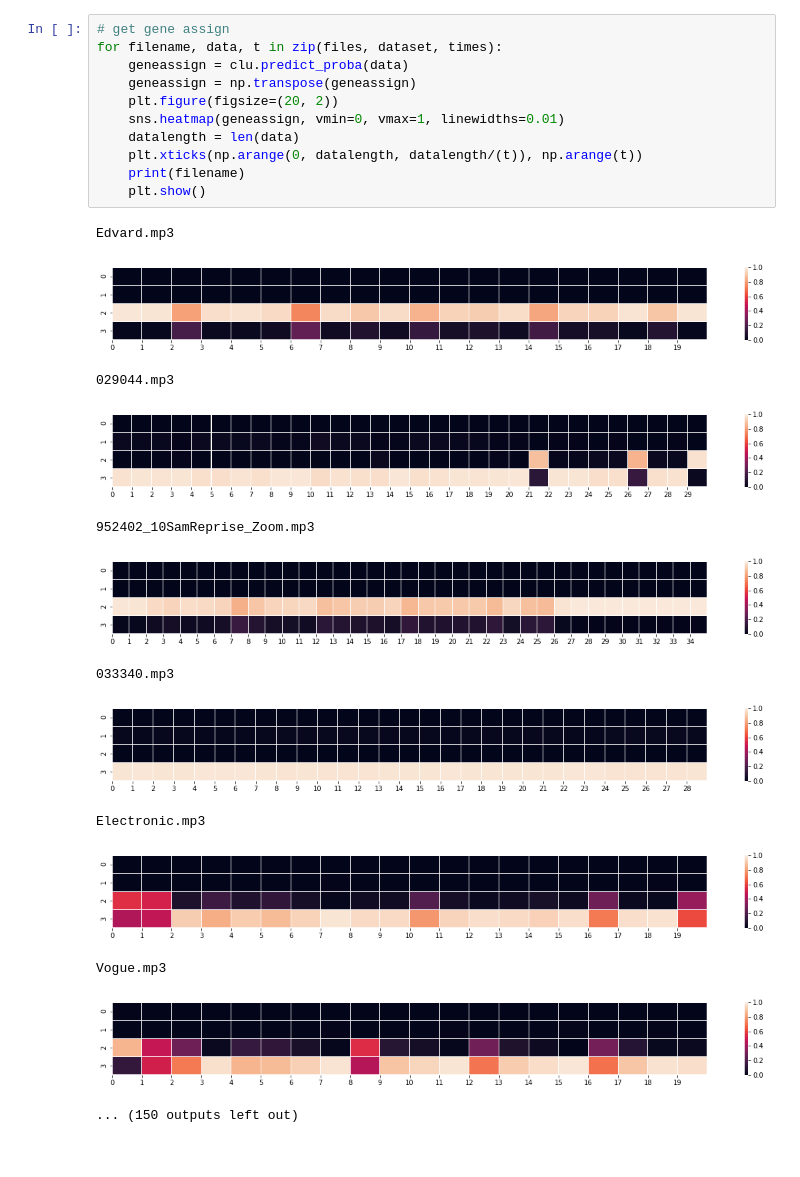
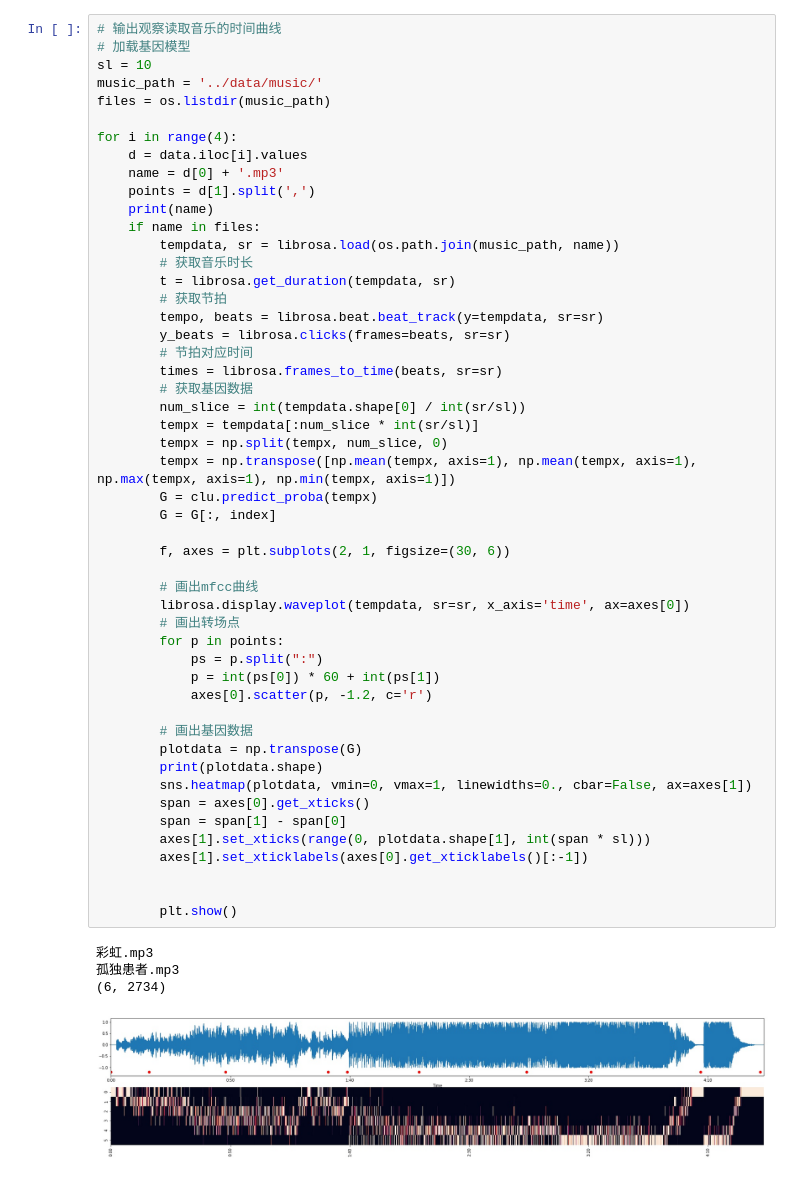
Before and after one commit to khalildogyy/music_structure, a Jupyter notebook: notebook/EG_on_music.ipynb, the cells around one changed output. Cells and saved outputs as stored; diff of their text form.

```diff
--- a/notebook/EG_on_music.ipynb
+++ b/notebook/EG_on_music.ipynb
@@ -109,25 +224,55 @@ plt.show()
-# %%
-# get gene assign
-for filename, data, t in zip(files, dataset, times):
-    geneassign = clu.predict_proba(data)
-    geneassign = np.transpose(geneassign)
-    plt.figure(figsize=(20, 2))
-    sns.heatmap(geneassign, vmin=0, vmax=1, linewidths=0.01)
-    datalength = len(data)
-    plt.xticks(np.arange(0, datalength, datalength/(t)), np.arange(t))
-    print(filename)
-    plt.show()
-# %% [output]
-Edvard.mp3
-[figure, removed]
-029044.mp3
-[figure, removed]
-952402_10SamReprise_Zoom.mp3
-[figure, removed]
-033340.mp3
-[figure, removed]
-Electronic.mp3
-[figure, removed]
-Vogue.mp3
-[figure, removed]
-... (150 outputs left out)
+# %%
+# 输出观察读取音乐的时间曲线
+# 加载基因模型
+sl = 10
+music_path = '../data/music/'
+files = os.listdir(music_path)
+
+for i in range(4):
+    d = data.iloc[i].values
+    name = d[0] + '.mp3'
+    points = d[1].split(',')
+    print(name)
+    if name in files:
+        tempdata, sr = librosa.load(os.path.join(music_path, name))
+        # 获取音乐时长
+        t = librosa.get_duration(tempdata, sr)
+        # 获取节拍
+        tempo, beats = librosa.beat.beat_track(y=tempdata, sr=sr)
+        y_beats = librosa.clicks(frames=beats, sr=sr)
+        # 节拍对应时间
+        times = librosa.frames_to_time(beats, sr=sr)
+        # 获取基因数据
+        num_slice = int(tempdata.shape[0] / int(sr/sl))
+        tempx = tempdata[:num_slice * int(sr/sl)]
+        tempx = np.split(tempx, num_slice, 0)
+        tempx = np.transpose([np.mean(tempx, axis=1), np.mean(tempx, axis=1), np.max(tempx, axis=1), np.min(tempx, axis=1)])
+        G = clu.predict_proba(tempx)
+        G = G[:, index]
+
+        f, axes = plt.subplots(2, 1, figsize=(30, 6))
+
+        # 画出mfcc曲线
+        librosa.display.waveplot(tempdata, sr=sr, x_axis='time', ax=axes[0])
+        # 画出转场点
+        for p in points:
+            ps = p.split(":")
+            p = int(ps[0]) * 60 + int(ps[1])
+            axes[0].scatter(p, -1.2, c='r')
+
+        # 画出基因数据
+        plotdata = np.transpose(G)
+        print(plotdata.shape)
+        sns.heatmap(plotdata, vmin=0, vmax=1, linewidths=0., cbar=False, ax=axes[1])
+        span = axes[0].get_xticks()
+        span = span[1] - span[0]
+        axes[1].set_xticks(range(0, plotdata.shape[1], int(span * sl)))
+        axes[1].set_xticklabels(axes[0].get_xticklabels()[:-1])
+
+
+        plt.show()
+# %% [output]
+彩虹.mp3
+孤独患者.mp3
+(6, 2734)
+[figure, added]
```
Also changed, not shown: parts of 9 cells of this notebook, 5 other files.
